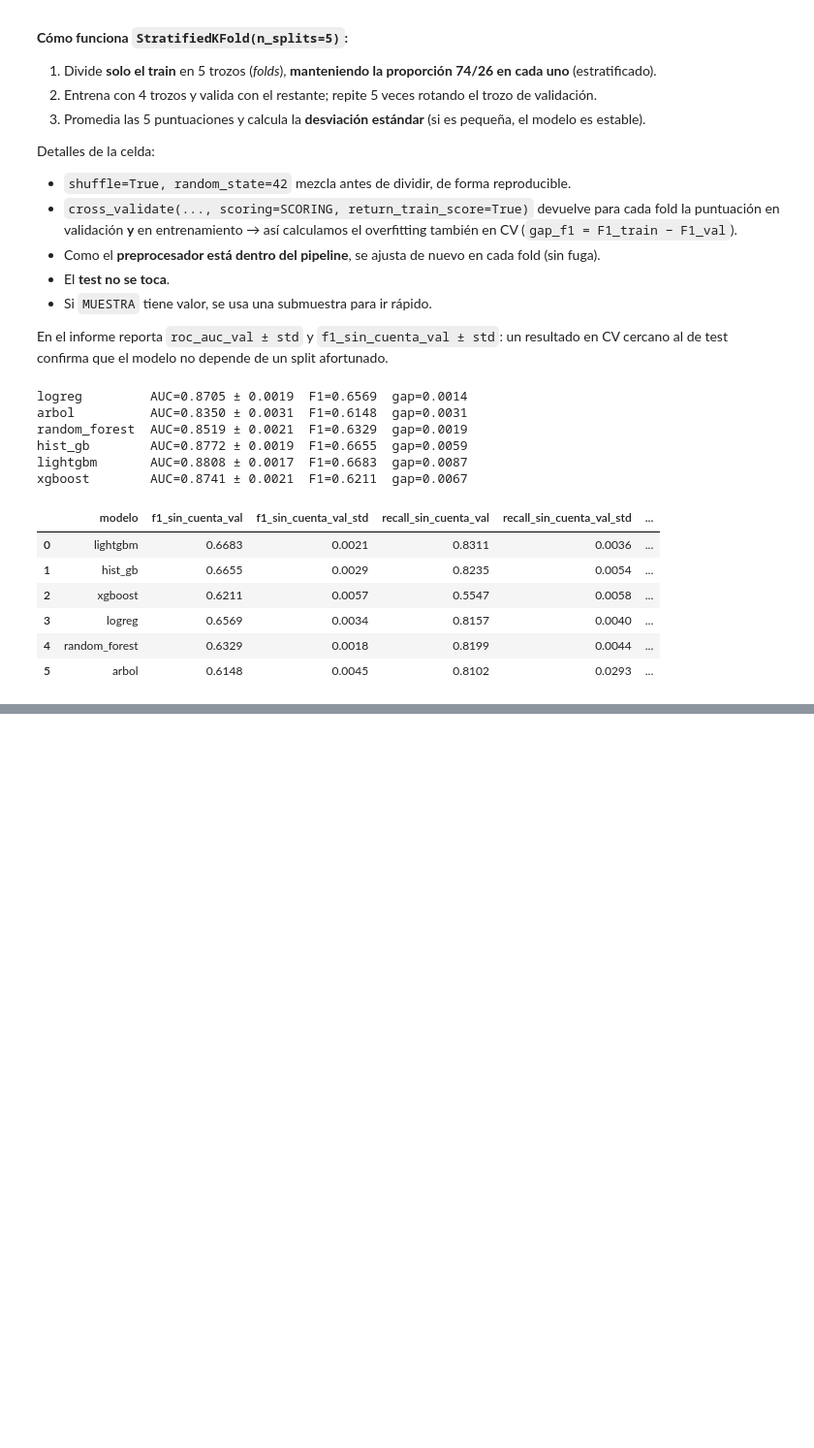
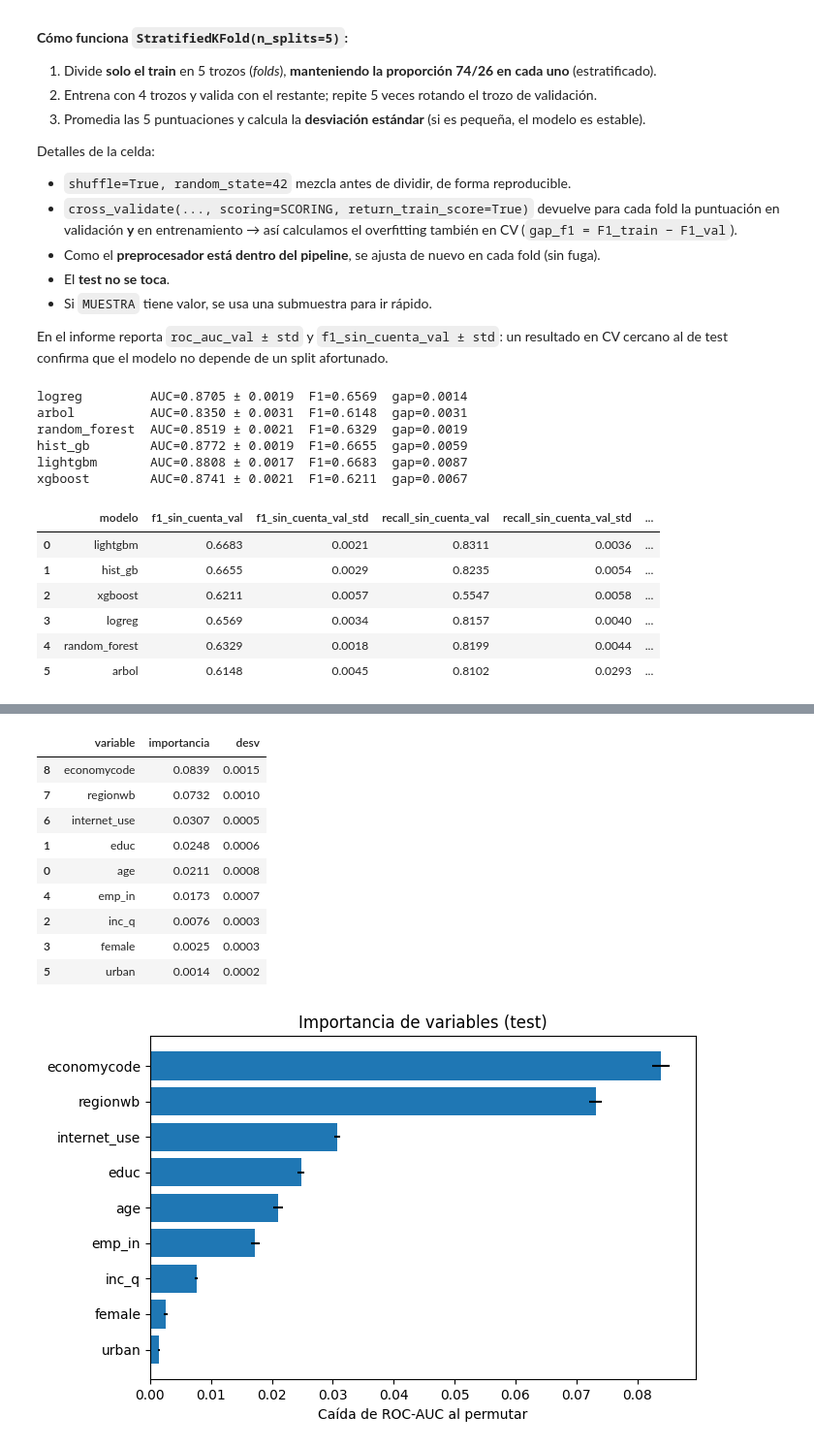
Before and after one commit to Bootcamp-DA-P3/Proyecto_8_Clasificacion_Lena_Tania_Franco, a Jupyter notebook: notebooks/02_modelado.ipynb, the cells around one changed output, grey strips where cells are left out. Shown at 97% size. Cells and saved outputs as stored; diff of their text form; code cells hidden in the pictures; blank space fills up the shorter version.

Commit message:
model: añade modelado tuning hiperparametros y modelo final

```diff
--- a/notebooks/02_modelado.ipynb
+++ b/notebooks/02_modelado.ipynb
@@ -459,0 +515,28 @@ xgboost        AUC=0.8741 ± 0.0021  F1=0.6211  gap=0.0067
+# %%
+nombre_final = MODELO_A_TUNEAR
+clf_final = catalogo_modelos()[nombre_final].set_params(**mejores_params)
+
+# --- umbral con predicciones out-of-fold del TRAIN (columna 0 = P(account = 0)) ---
+oof = cross_val_predict(crear_pipeline(clf_final), X_train, y_train, cv=cv,
+                        method="predict_proba", n_jobs=-1)
+umbral = mejor_umbral_f1(y_train, oof[:, 0])
+
+# --- ajuste final con todo el train y comprobación de overfitting ---
+pipe_final = crear_pipeline(clf_final).fit(X_train, y_train)
+res_final = evaluar_overfitting(pipe_final, X_train, y_train, X_test, y_test, umbral)
+
+# --- guardado ---
+joblib.dump(pipe_final, MODELS_DIR / "modelo_final.joblib")
+guardar_json({
+    "modelo": nombre_final, "params": mejores_params, "features": FEATURES,
+    "umbral_sin_cuenta": umbral, "clases": [int(c) for c in pipe_final.classes_],
+    "clase_positiva_interes": POS_LABEL,
+    "metricas_train": res_final["train"], "metricas_test": res_final["test"],
+    "gap_f1": res_final["gap_f1"], "overfitting_ok": res_final["overfitting_ok"],
+}, MODELS_DIR / "modelo_final_meta.json")
+
+t = res_final["test"]
+print(f"Modelo: {nombre_final} | umbral = {umbral:.3f}")
+print(f"TEST -> F1={t['f1_sin_cuenta']:.4f}  recall={t['recall_sin_cuenta']:.4f}  "
+      f"precision={t['precision_sin_cuenta']:.4f}  AUC={t['roc_auc']:.4f}")
+print(f"Overfitting = {res_final['gap_f1']:.4f} -> {'OK (<5%)' if res_final['overfitting_ok'] else 'SUPERA 5%'}")
@@ -459,0 +611,29 @@ xgboost        AUC=0.8741 ± 0.0021  F1=0.6211  gap=0.0067
+# %%
+# ---------- 9.4 importancia de variables por permutación ----------
+muestra = X_test.sample(min(20000, len(X_test)), random_state=RANDOM_STATE)
+y_muestra = (y_test.loc[muestra.index] == POS_LABEL).astype(int)
+perm = permutation_importance(
+    pipe_final, muestra, y_muestra, n_repeats=5, random_state=RANDOM_STATE,
+    scoring=lambda est, X, y: roc_auc_score(y, p_sin_cuenta(est, X)))
+importancia = pd.DataFrame({"variable": FEATURES, "importancia": perm.importances_mean,
+                            "desv": perm.importances_std}).sort_values("importancia", ascending=False)
+importancia.to_csv(TABLES_DIR / "importancia_variables.csv", index=False)
+display(importancia.round(4))
+
+top = importancia.iloc[::-1]
+fig, ax = plt.subplots(figsize=(7, 4.5))
+ax.barh(top["variable"], top["importancia"], xerr=top["desv"])
+ax.set(xlabel="Caída de ROC-AUC al permutar", title="Importancia de variables (test)")
+fig.tight_layout(); fig.savefig(FIGURES_DIR / "importancia_variables.png", dpi=150); plt.show()
+# %% [output]
+|  | variable | importancia | desv |
+| 8 | economycode | 0.0839 | 0.0015 |
+| 7 | regionwb | 0.0732 | 0.0010 |
+| 6 | internet_use | 0.0307 | 0.0005 |
+| 1 | educ | 0.0248 | 0.0006 |
+| 0 | age | 0.0211 | 0.0008 |
+| 4 | emp_in | 0.0173 | 0.0007 |
+| 2 | inc_q | 0.0076 | 0.0003 |
+| 3 | female | 0.0025 | 0.0003 |
+| 5 | urban | 0.0014 | 0.0002 |
+[figure, added]
```
Also changed, not shown: parts of 13 cells of this notebook.
